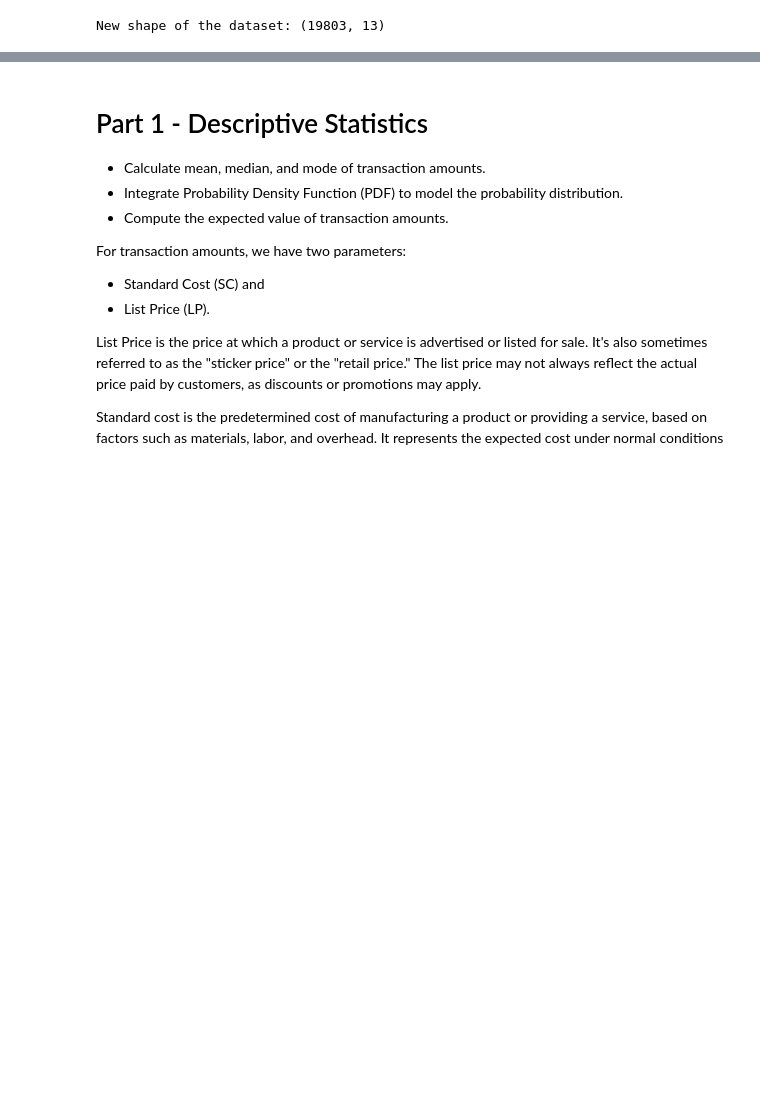
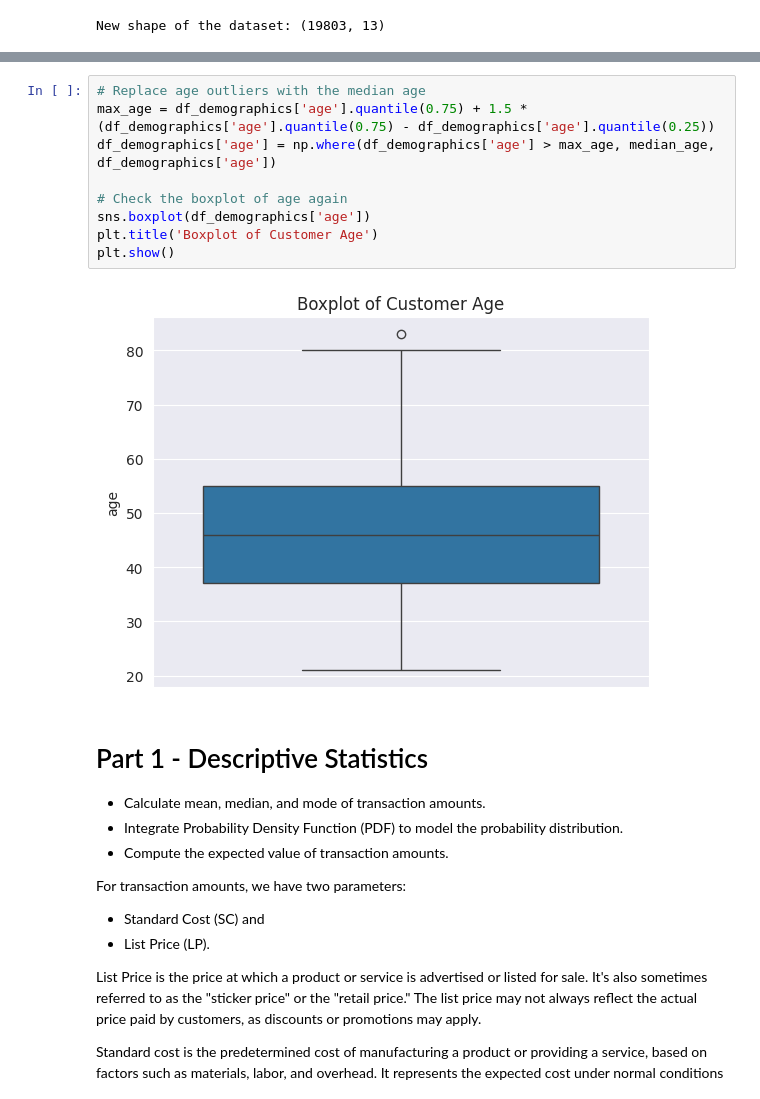
Before and after one commit to Kamal578/STDA_Project_0, a Jupyter notebook: project.ipynb, the cells around one changed output, grey strips where cells are left out. Saved outputs shown, nothing was run; the diff lists cells and outputs as text; blank space fills up the shorter version.

```diff
--- a/project.ipynb
+++ b/project.ipynb
@@ -98,3 +129,14 @@ New shape of the dataset: (19803, 13)
+# %%
+# Replace age outliers with the median age
+max_age = df_demographics['age'].quantile(0.75) + 1.5 * (df_demographics['age'].quantile(0.75) - df_demographics['age'].quantile(0.25))
+df_demographics['age'] = np.where(df_demographics['age'] > max_age, median_age, df_demographics['age'])
+
+# Check the boxplot of age again
+sns.boxplot(df_demographics['age'])
+plt.title('Boxplot of Customer Age')
+plt.show()
+# %% [output]
+[figure, added]
 # %% [markdown]
 # Part 1 - Descriptive Statistics
 - Calculate mean, median, and mode of transaction amounts.
```
Also changed, not shown: parts of 37 cells of this notebook.
